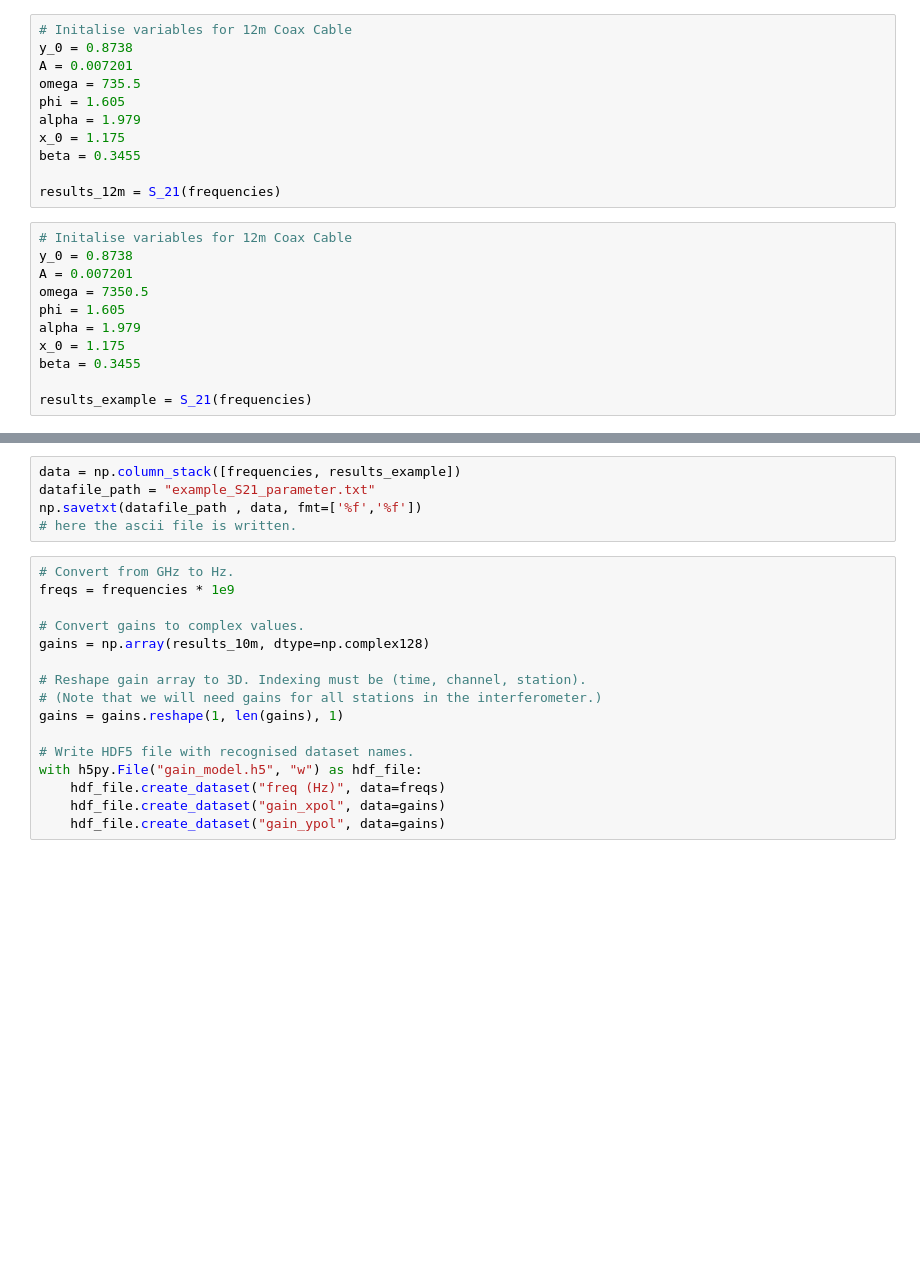
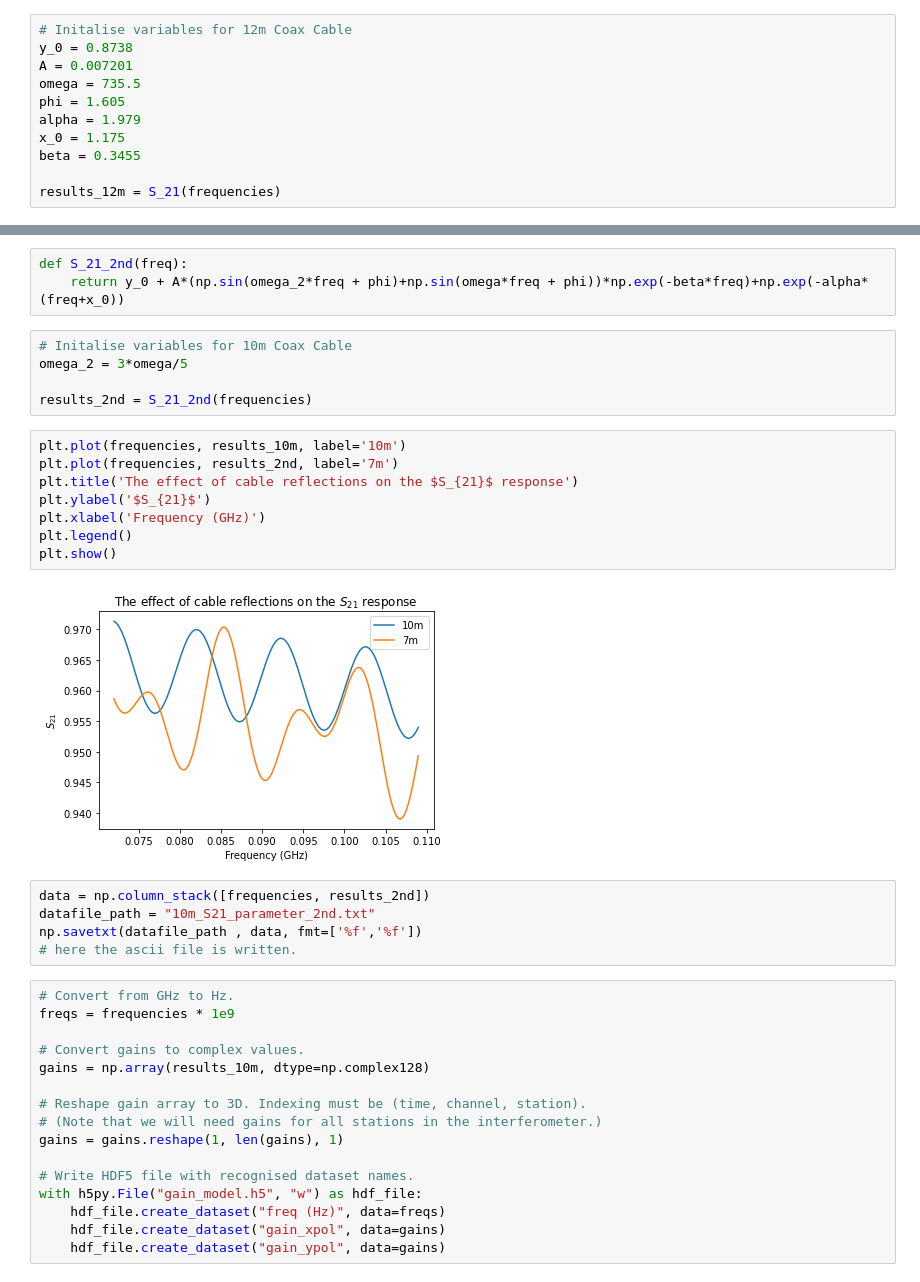
Before and after one commit to oharao/SKA_Power_Spectrum_and_EoR_Window, a Jupyter notebook: Cable Reflections.ipynb, the cells around one changed output, grey strips where cells are left out. Cells and saved outputs as stored; diff of their text form; blank space fills up the shorter version.

Commit message:
Regenerate sample S21 data for 2nd order modes

```diff
--- a/Cable Reflections.ipynb
+++ b/Cable Reflections.ipynb
@@ -44,16 +44,5 @@ x_0 = 1.175
 beta = 0.3455
 
 results_12m = S_21(frequencies)
-# %%
-# Initalise variables for 12m Coax Cable
-y_0 = 0.8738
-A = 0.007201
-omega = 7350.5
-phi = 1.605
-alpha = 1.979
-x_0 = 1.175
-beta = 0.3455
-
-results_example = S_21(frequencies)
 # %%
 plt.plot(frequencies, results_10m, label='10m')
@@ -68,6 +58,24 @@ plt.show()
+# %%
+def S_21_2nd(freq):
+    return y_0 + A*(np.sin(omega_2*freq + phi)+np.sin(omega*freq + phi))*np.exp(-beta*freq)+np.exp(-alpha*(freq+x_0))
+# %%
+# Initalise variables for 10m Coax Cable
+omega_2 = 3*omega/5
+
+results_2nd = S_21_2nd(frequencies)
+# %%
+plt.plot(frequencies, results_10m, label='10m')
+plt.plot(frequencies, results_2nd, label='7m')
+plt.title('The effect of cable reflections on the $S_{21}$ response')
+plt.ylabel('$S_{21}$')
+plt.xlabel('Frequency (GHz)')
+plt.legend()
+plt.show()
+# %% [output]
+[figure, added]
 # %%
-data = np.column_stack([frequencies, results_example])
-datafile_path = "example_S21_parameter.txt"
+data = np.column_stack([frequencies, results_2nd])
+datafile_path = "10m_S21_parameter_2nd.txt"
 np.savetxt(datafile_path , data, fmt=['%f','%f'])
 # here the ascii file is written.
 # %%
```
Also changed, not shown: parts of 1 cell of this notebook, 2 other files.
